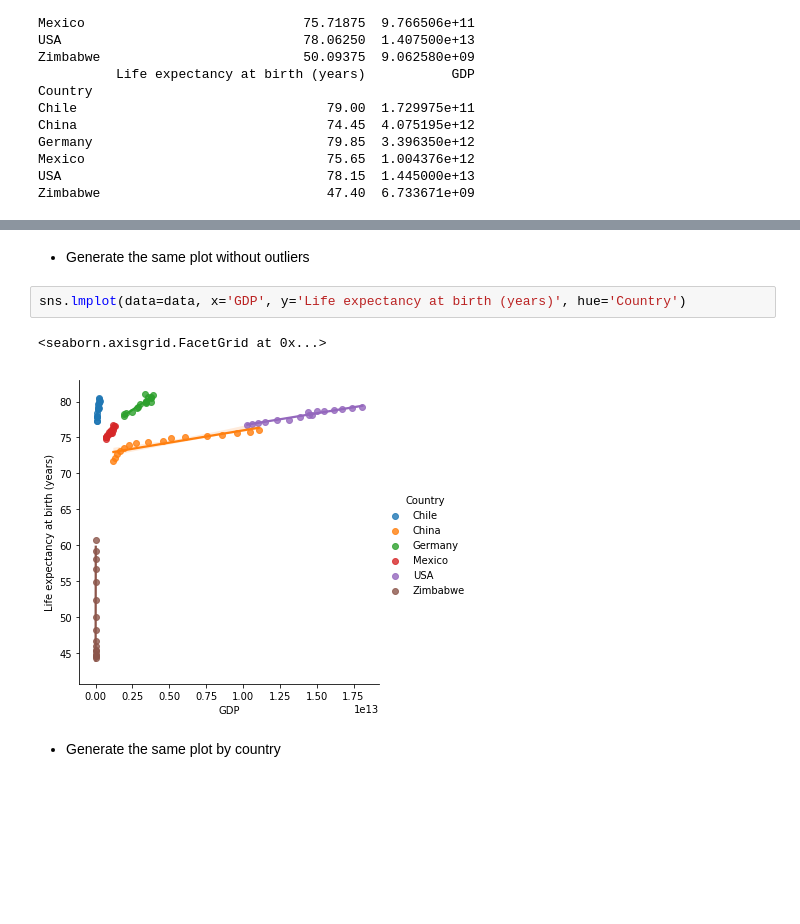
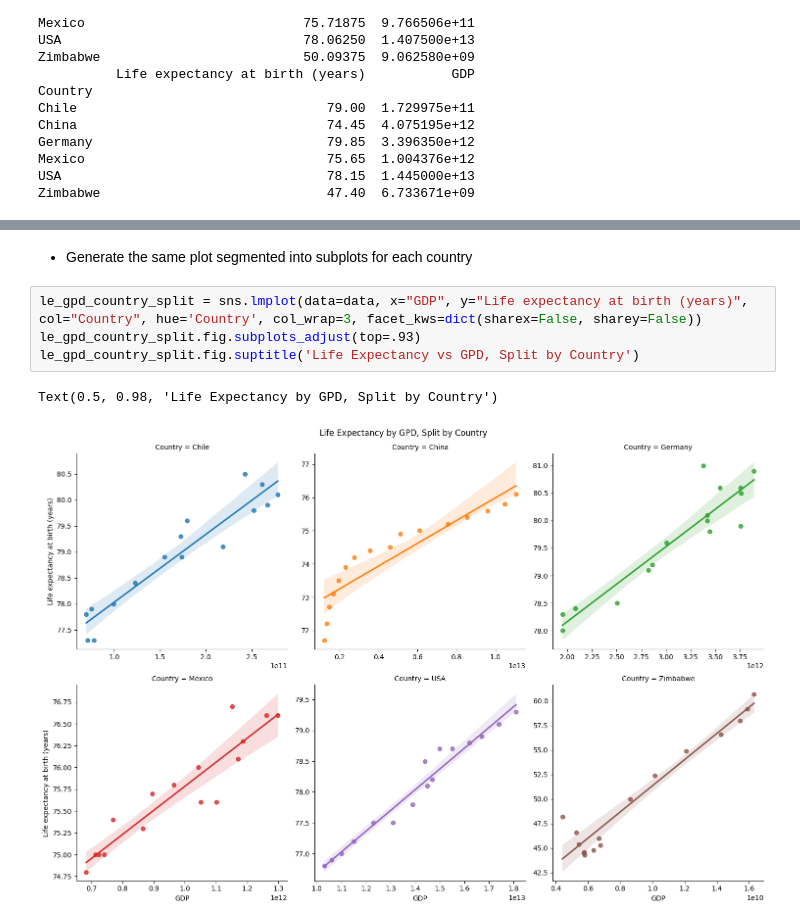
Before and after one commit to yasp-g/portfolio, a Jupyter notebook: life-expenctancy-and-GDP-visualizations/life_expectancy_gdp.ipynb, the cells around one changed output, grey strips where cells are left out. Cells and saved outputs as stored; diff of their text form; blank space fills up the shorter version.

```diff
--- a/life-expenctancy-and-GDP-visualizations/life_expectancy_gdp.ipynb
+++ b/life-expenctancy-and-GDP-visualizations/life_expectancy_gdp.ipynb
@@ -131,9 +196,9 @@ sns.regplot(data=data, x='GDP', y='Life expectancy at birth (years)')
 # %% [markdown]
-* Generate the same plot without outliers
+* Generate the same plot segmented into subplots for each country
 # %%
-sns.lmplot(data=data, x='GDP', y='Life expectancy at birth (years)', hue='Country')
+le_gpd_country_split = sns.lmplot(data=data, x="GDP", y="Life expectancy at birth (years)", col="Country", hue='Country', col_wrap=3, facet_kws=dict(sharex=False, sharey=False))
+le_gpd_country_split.fig.subplots_adjust(top=.93)
+le_gpd_country_split.fig.suptitle('Life Expectancy vs GPD, Split by Country')
 # %% [output]
-<seaborn.axisgrid.FacetGrid at 0x...>
+Text(0.5, 0.98, 'Life Expectancy by GPD, Split by Country')
-[figure, old version]
+[figure, new version]
-# %% [markdown]
-* Generate the same plot by country
```
Also changed, not shown: parts of 34 cells of this notebook.
